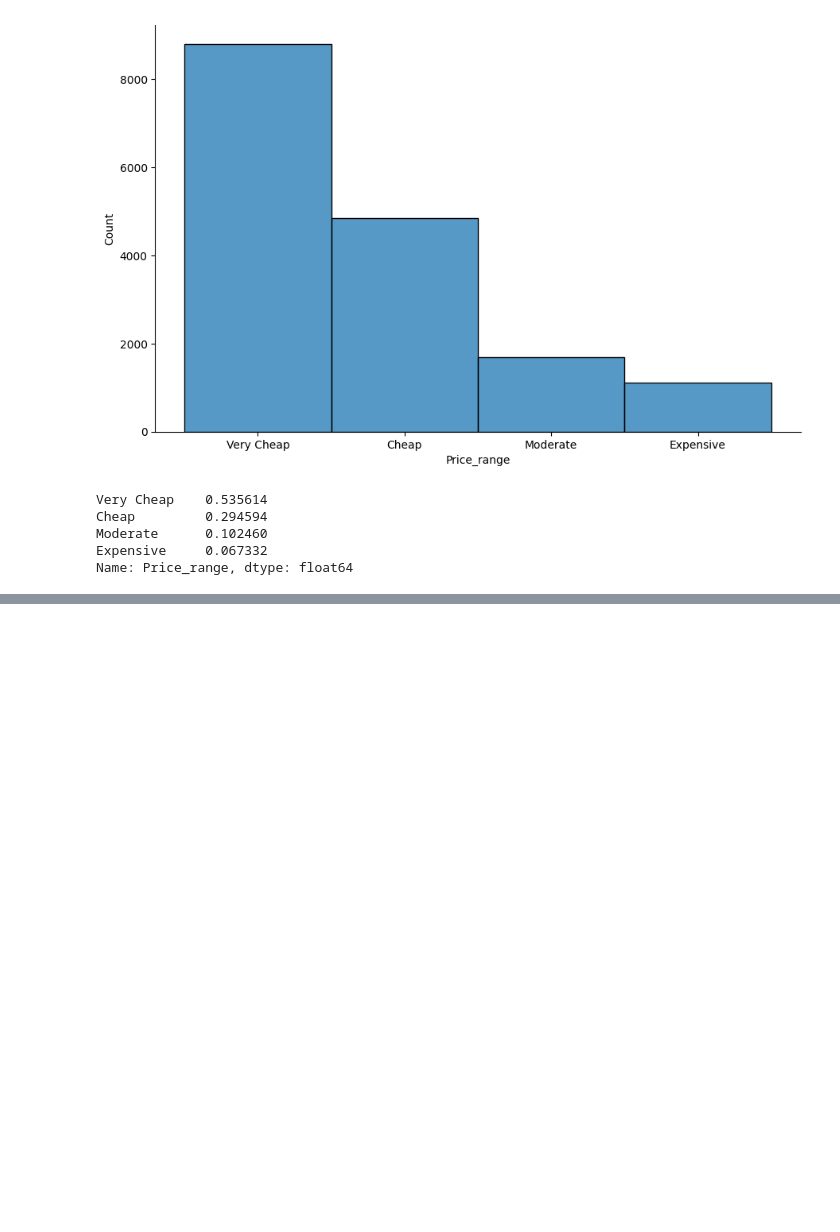
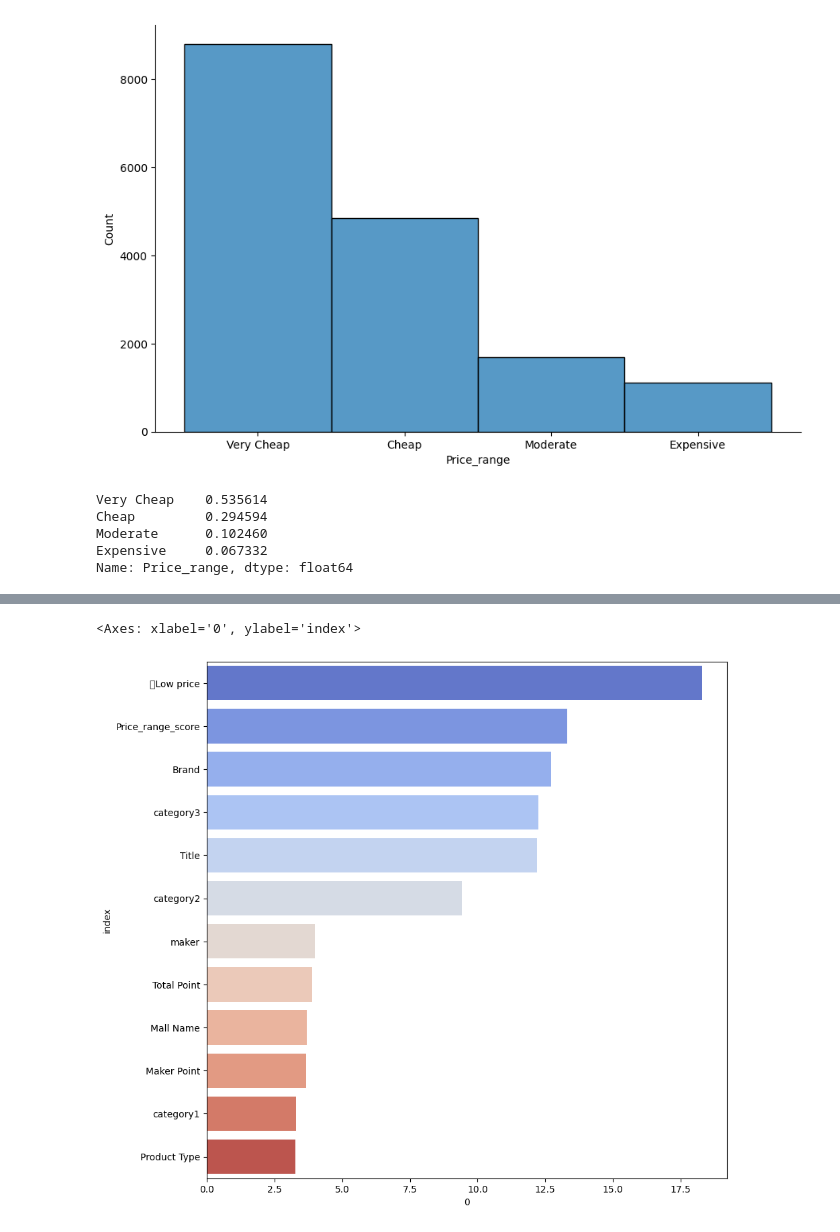
Before and after one commit to yskim1230/AIB_Section2-PJT_Modeling-Plan, a Jupyter notebook: Section_2_Project_modeling(tree_base).ipynb, the cells around one changed output, grey strips where cells are left out. Saved outputs shown, nothing was run; the diff lists cells and outputs as text; code cells hidden in the pictures; blank space fills up the shorter version.

```diff
--- a/Section_2_Project_modeling(tree_base).ipynb
+++ b/Section_2_Project_modeling(tree_base).ipynb
@@ -73,0 +502,11 @@ Name: Price_range, dtype: float64
+# %%
+row = [ 9.42506961,  3.8843528 ,  3.6941246 , 18.29352653, 13.32113064,
+       12.2050236 , 12.24629638,  3.98242717,  3.26797755,  3.67377797,
+        3.28963557, 12.71665759]
+row.sort(reverse=True)
+# %%
+df_by_feature = df_by_feature.append(pd.Series(row, index=df_by_feature.columns), ignore_index=True)
+# %%
+df_by_feature = df_by_feature.T
+# %%
+df_by_feature = df_by_feature.reset_index()
@@ -73,0 +529,6 @@ Name: Price_range, dtype: float64
+# %%
+plt.figure(figsize=(10, 10))
+sns.barplot(x=0,y='index',data=df_by_feature,palette=sns.color_palette('coolwarm',12))
+# %% [output]
+<Axes: xlabel='0', ylabel='index'>
+[figure, added]
```
Also changed, not shown: parts of 44 cells of this notebook.
